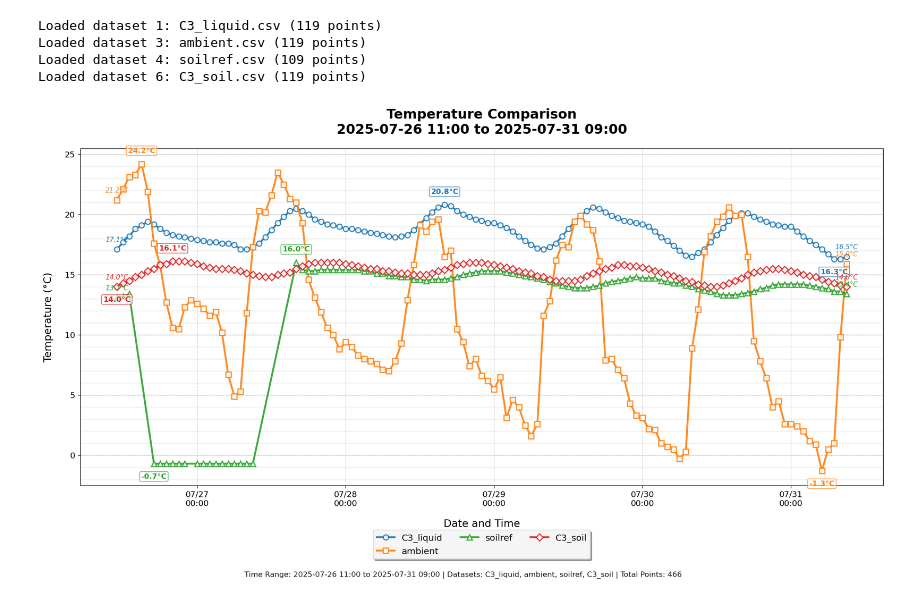
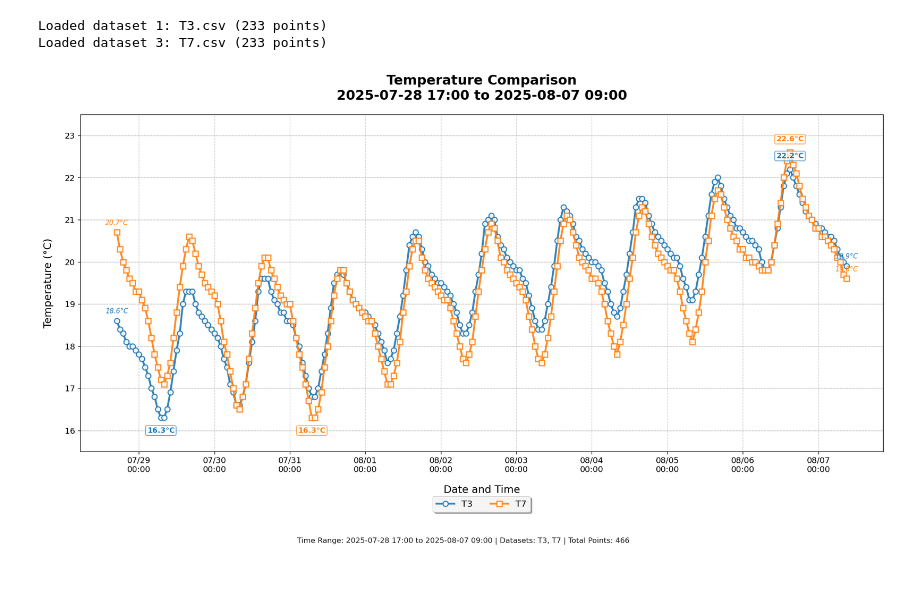
Before and after one commit to willienicol/CLB2025, a Jupyter notebook: plot6.ipynb, the cells around one changed output. Drawn from its saved outputs; the diff is of its cells as text; code cells hidden in the pictures.

```diff
--- a/plot6.ipynb
+++ b/plot6.ipynb
@@ -11,20 +11,20 @@ from datetime import datetime
 # =================================================================================
 # Define your 6 dataset paths (update with actual file paths)
 FILE_PATHS = [
-    "C3_liquid.csv",
-    "C3_gas.csv",
-    "ambient.csv",
-    "soilref.csv",
-    "C3_tent.csv",
-    "C3_soil.csv"
+    "T3.csv",
+    "T4.csv",
+    "T7.csv",
+    "T8.csv",
+    "T1.csv",
+    "T2.csv"
 ]
 
 # Set which datasets to plot (True = include, False = exclude)
-PLOT_DATASETS = [True, False, True, True, False, True]  # Example: Plot datasets 1, 2 and 5
+PLOT_DATASETS = [True, False, True, False, False, False]  # Example: Plot datasets 1, 2 and 5
 
 # Date/time range for filtering
-START_DATETIME = "2025-07-26 11:00"  # Start date/time (YYYY-MM-DD HH:MM)
-END_DATETIME = "2025-07-31 09:00"    # End date/time (YYYY-MM-DD HH:MM)
+START_DATETIME = "2025-07-28 17:00"  # Start date/time (YYYY-MM-DD HH:MM)
+END_DATETIME = "2025-08-07 09:00"    # End date/time (YYYY-MM-DD HH:MM)
 # =================================================================================
 
 # %% Color palette for datasets (up to 6 colors)
@@ -192,37 +192,35 @@ legend = plt.legend(
     shadow=True,
     fancybox=True,
     fontsize=12
 )
 
 # Add footer text
 selected_count = sum(PLOT_DATASETS)
 footer_text = f"Time Range: {start_dt.strftime('%Y-%m-%d %H:%M')} to {end_dt.strftime('%Y-%m-%d %H:%M')} | "
 footer_text += f"Datasets: {', '.join(dataset_names)} | "
 footer_text += f"Total Points: {sum(len(df) for df in datasets)}"
 
 plt.figtext(0.5, 0.01, footer_text,
             ha="center", fontsize=10, alpha=0.9)
 
 plt.tight_layout()
 plt.subplots_adjust(bottom=0.2)  # Adjust for legend and footer
 plt.show()
 
 # Display data samples
 print("\n" + "="*80)
 print("DATA SUMMARY:")
 print(f"Time Range: {START_DATETIME} to {END_DATETIME}")
 for i, (name, df) in enumerate(zip(dataset_names, datasets)):
     print(f"\nDataset {i+1}: {name}")
     print(f"  Points: {len(df)}")
     print(f"  Temperature Range: {df['temperature'].min():.1f}°C to {df['temperature'].max():.1f}°C")
     print("  First 3 points:")
     print(df.head(3))
 print("="*80)
 # %% [output]
-Loaded dataset 1: C3_liquid.csv (119 points)
-Loaded dataset 3: ambient.csv (119 points)
-Loaded dataset 4: soilref.csv (109 points)
-Loaded dataset 6: C3_soil.csv (119 points)
+Loaded dataset 1: T3.csv (233 points)
+Loaded dataset 3: T7.csv (233 points)
-[figure, old version]
+[figure, new version]
 ================================================================================
 DATA SUMMARY:
```
Also changed, not shown: parts of 1 cell of this notebook, 25 other files.
